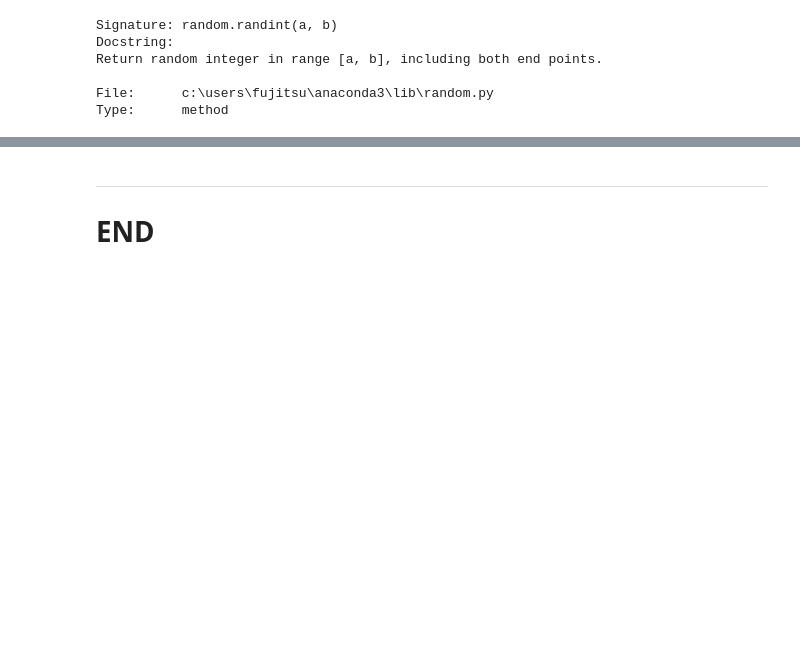
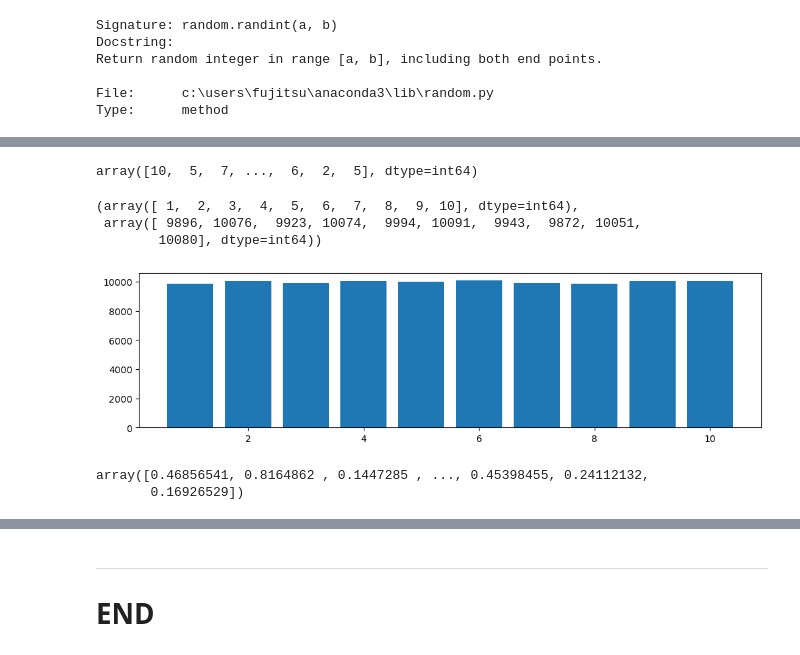
Before and after one commit to mickalleny2k/FUND_DATA, a Jupyter notebook: numpy_random.ipynb, the cells around one changed output, grey strips where cells are left out. Saved outputs shown, nothing was run; the diff lists cells and outputs as text; code cells hidden in the pictures; blank space fills up the shorter version.

```diff
--- a/numpy_random.ipynb
+++ b/numpy_random.ipynb
@@ -5 +9,3 @@
+# %%
+rng = np.random.default_rng()
 # %%
@@ -52,0 +105,27 @@ random.uniform(0.0, 100.0)
+# %%
+low = 1
+high = 10
+size = 100000
+# %%
+rand_ints = rng.integers(low=low, high=high+1, size=size)
+rand_ints
+# %% [output]
+array([10,  5,  7, ...,  6,  2,  5], dtype=int64)
+# %%
+x, counts = np.unique(rand_ints, return_counts=True)
+x, counts
+# %% [output]
+(array([ 1,  2,  3,  4,  5,  6,  7,  8,  9, 10], dtype=int64),
+ array([ 9896, 10076,  9923, 10074,  9994, 10091,  9943,  9872, 10051,
+        10080], dtype=int64))
+# %%
+#bar_plot = plt.subplots(figsize=(12,3))
+#plt.bar = (x, counts)
+#plt.show()
+# Create an empty plot.
+fig, ax = plt.subplots(figsize=(12, 3))
+
+# Plot a bar chart.
+ax.bar(x, counts);
+# %% [output]
+[figure, added]
@@ -52,0 +136,6 @@ random.uniform(0.0, 100.0)
+# %%
+rand_floats = rng.random(size)
+rand_floats
+# %% [output]
+array([0.46856541, 0.8164862 , 0.1447285 , ..., 0.45398455, 0.24112132,
+       0.16926529])
```
Also changed, not shown: parts of 16 cells of this notebook, 6 other files.
